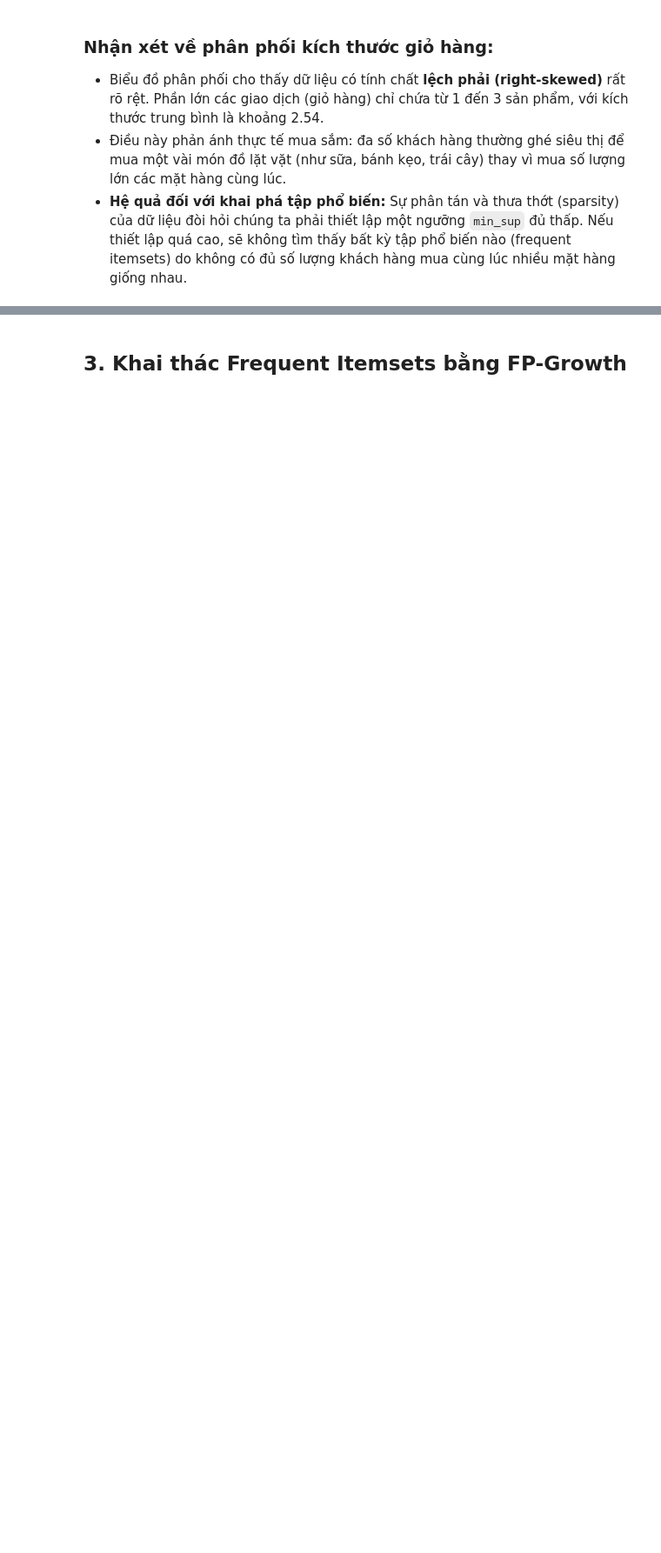
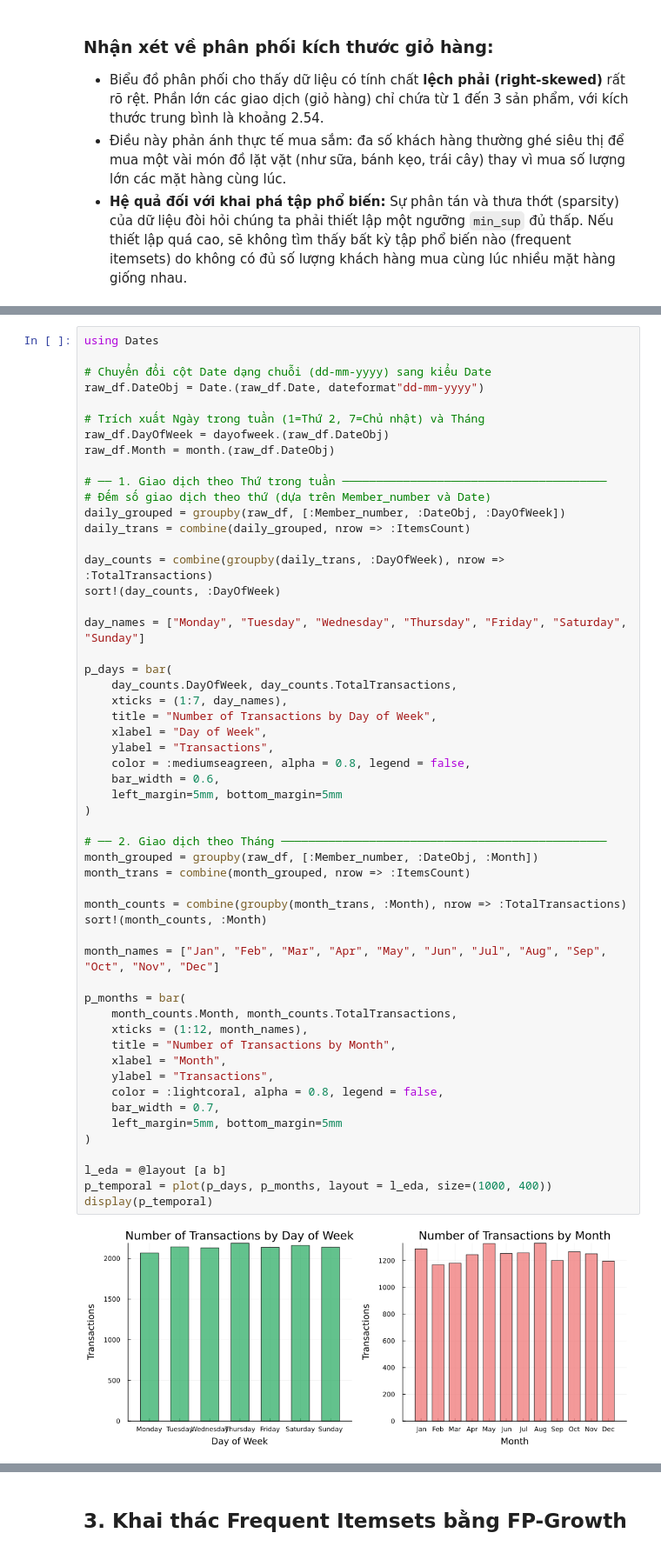
Before and after one commit to HungHiHung10/Lab02-Data-Mining, a Jupyter notebook: notebooks/03_employ.ipynb, the cells around one changed output, grey strips where cells are left out. Shown at 87% size. Cells and saved outputs as stored; diff of their text form; blank space fills up the shorter version.

```diff
--- a/notebooks/03_employ.ipynb
+++ b/notebooks/03_employ.ipynb
@@ -120,0 +124,56 @@ display(p_dist)
+# %%
+using Dates
+
+# Chuyển đổi cột Date dạng chuỗi (dd-mm-yyyy) sang kiểu Date
+raw_df.DateObj = Date.(raw_df.Date, dateformat"dd-mm-yyyy")
+
+# Trích xuất Ngày trong tuần (1=Thứ 2, 7=Chủ nhật) và Tháng
+raw_df.DayOfWeek = dayofweek.(raw_df.DateObj)
+raw_df.Month = month.(raw_df.DateObj)
+
+# ── 1. Giao dịch theo Thứ trong tuần ───────────────────────────────────────
+# Đếm số giao dịch theo thứ (dựa trên Member_number và Date)
+daily_grouped = groupby(raw_df, [:Member_number, :DateObj, :DayOfWeek])
+daily_trans = combine(daily_grouped, nrow => :ItemsCount)
+
+day_counts = combine(groupby(daily_trans, :DayOfWeek), nrow => :TotalTransactions)
+sort!(day_counts, :DayOfWeek)
+
+day_names = ["Monday", "Tuesday", "Wednesday", "Thursday", "Friday", "Saturday", "Sunday"]
+
+p_days = bar(
+    day_counts.DayOfWeek, day_counts.TotalTransactions,
+    xticks = (1:7, day_names),
+    title = "Number of Transactions by Day of Week",
+    xlabel = "Day of Week",
+    ylabel = "Transactions",
+    color = :mediumseagreen, alpha = 0.8, legend = false,
+    bar_width = 0.6,
+    left_margin=5mm, bottom_margin=5mm
+)
+
+# ── 2. Giao dịch theo Tháng ────────────────────────────────────────────────
+month_grouped = groupby(raw_df, [:Member_number, :DateObj, :Month])
+month_trans = combine(month_grouped, nrow => :ItemsCount)
+
+month_counts = combine(groupby(month_trans, :Month), nrow => :TotalTransactions)
+sort!(month_counts, :Month)
+
+month_names = ["Jan", "Feb", "Mar", "Apr", "May", "Jun", "Jul", "Aug", "Sep", "Oct", "Nov", "Dec"]
+
+p_months = bar(
+    month_counts.Month, month_counts.TotalTransactions,
+    xticks = (1:12, month_names),
+    title = "Number of Transactions by Month",
+    xlabel = "Month",
+    ylabel = "Transactions",
+    color = :lightcoral, alpha = 0.8, legend = false,
+    bar_width = 0.7,
+    left_margin=5mm, bottom_margin=5mm
+)
+
+l_eda = @layout [a b]
+p_temporal = plot(p_days, p_months, layout = l_eda, size=(1000, 400))
+display(p_temporal)
+# %% [output]
+[figure, added]
```
Also changed, not shown: parts of 4 cells of this notebook.
